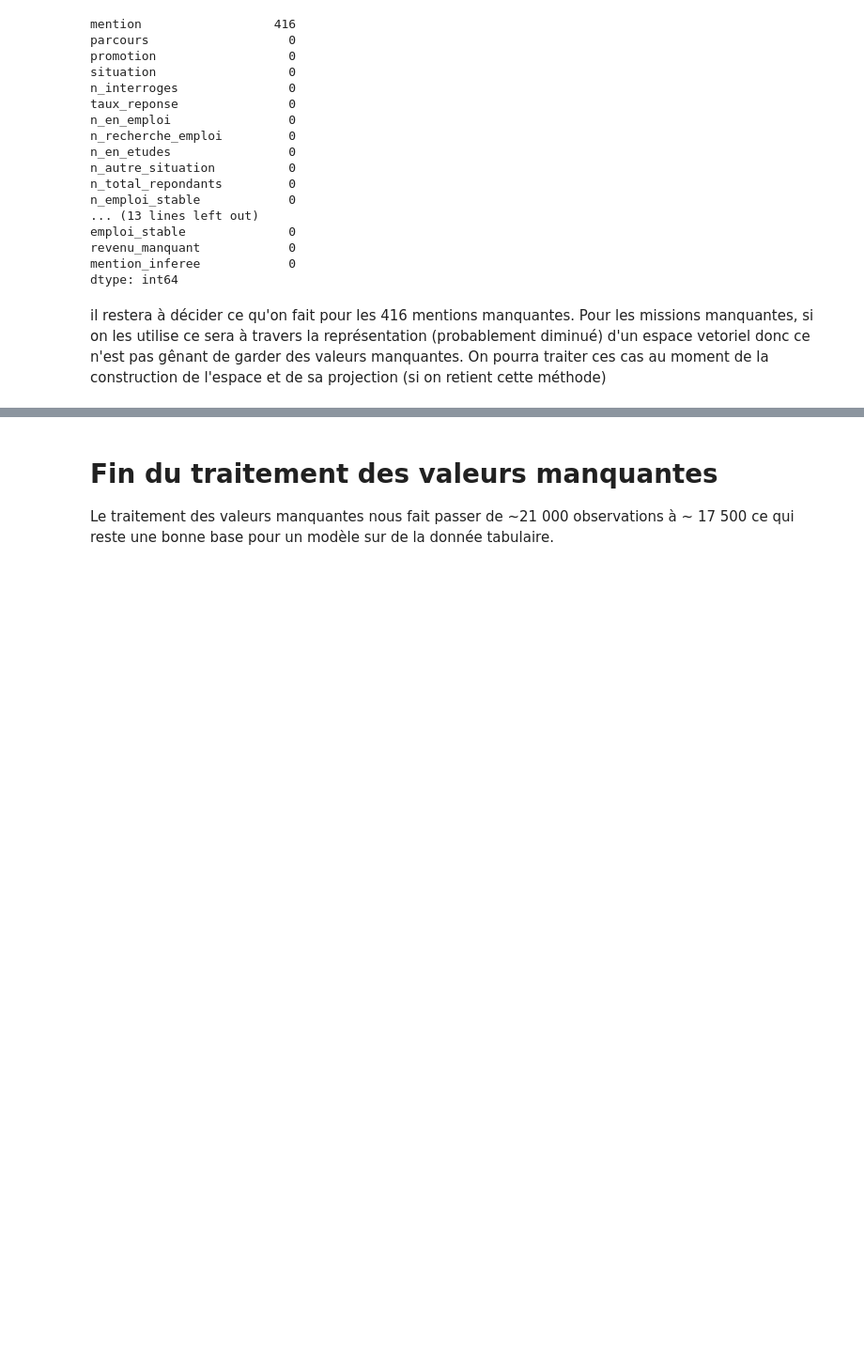
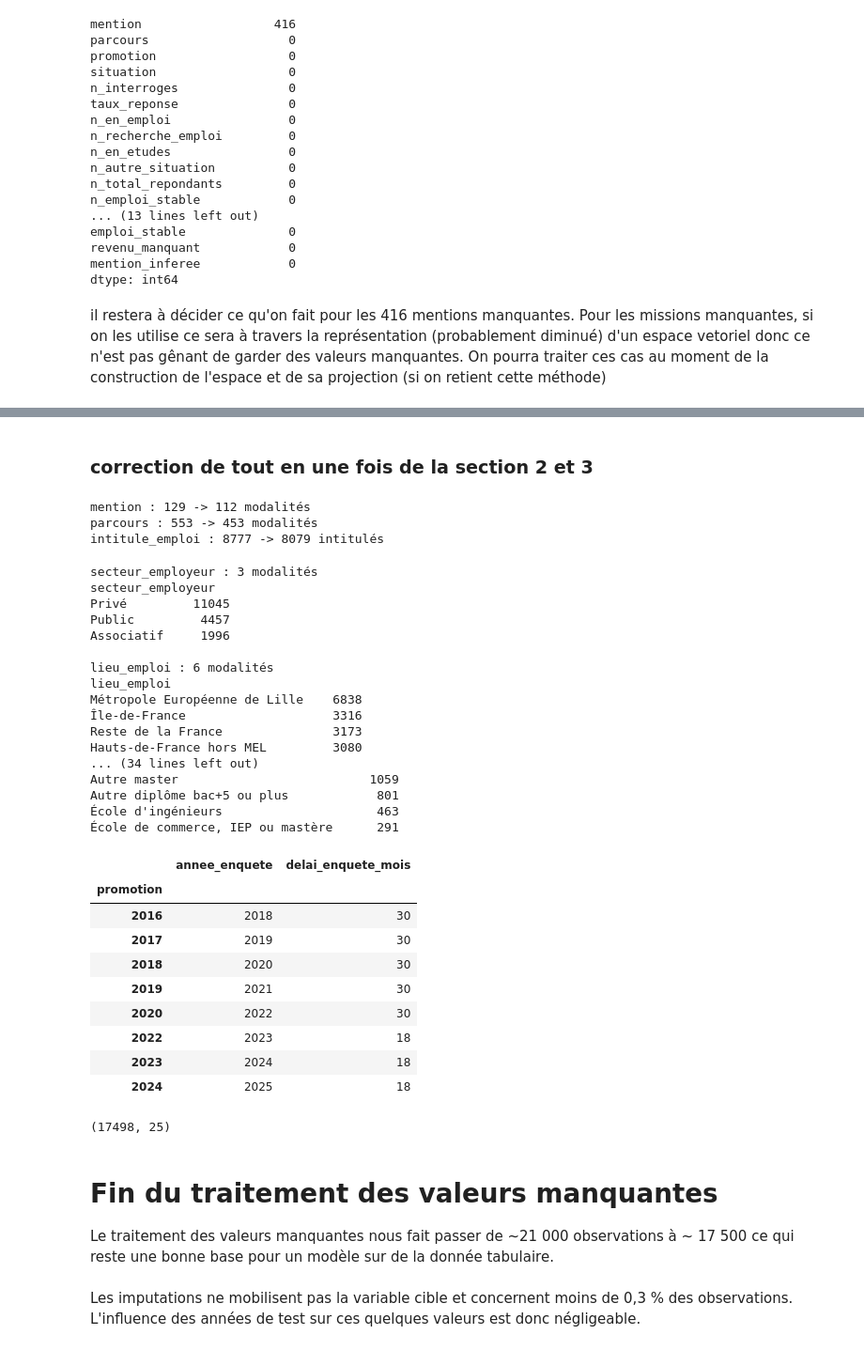
Before and after one commit to RomanDelbare/ML_masters_univ_lille, a Jupyter notebook: notebooks/nettoyage/01_valeurs_manquantes.ipynb, the cells around one changed output, grey strips where cells are left out. Shown at 94% size. Cells and saved outputs as stored; diff of their text form; code cells hidden in the pictures; blank space fills up the shorter version.

```diff
--- a/notebooks/nettoyage/01_valeurs_manquantes.ipynb
+++ b/notebooks/nettoyage/01_valeurs_manquantes.ipynb
@@ -1190,0 +1433,2 @@ il restera à décider ce qu'on fait pour les 416 mentions manquantes. Pour les
+# %% [markdown]
+ ### correction de tout en une fois de la section 2 et 3
@@ -1191,4 +1480,71 @@ il restera à décider ce qu'on fait pour les 416 mentions manquantes. Pour les
+# %%
+# Même mention ou parcours écrit de plusieurs façons : on garde l'écriture la plus fréquente
+def cle_libelle(texte):
+    texte = unicodedata.normalize("NFKD", str(texte).replace("’", "'")).encode("ascii", "ignore").decode()
+    return re.sub(r"[^a-z0-9]", "", texte.lower())   # sans accents, majuscules, ponctuation ni espaces
+
+for col in ["mention", "parcours"]:
+    avant = df[col].nunique()
+    cles = df[col].map(cle_libelle, na_action="ignore")
+    ecriture_la_plus_frequente = df.groupby(cles)[col].agg(lambda s: s.value_counts().idxmax())
+    df[col] = cles.map(ecriture_la_plus_frequente)
+    print(f"{col} : {avant} -> {df[col].nunique()} modalités")
+
+# Intitulés : "Doctorant·e" et "Doctorant-e" deviennent identiques
+avant = df["intitule_emploi"].nunique()
+df["intitule_emploi"] = df["intitule_emploi"].str.replace("·", "-", regex=False).map(harmoniser)
+print(f"intitule_emploi : {avant} -> {df['intitule_emploi'].nunique()} intitulés")
+
+# Mentions 2016 non retrouvées : modalité à part plutôt que suppression
+df["mention"] = df["mention"].fillna("Inconnue")
+
+# Missions vides : texte vide (utile seulement si on fait du TF-IDF)
+df["missions"] = df["missions"].fillna("")
+# %% [output]
+mention : 129 -> 112 modalités
+parcours : 553 -> 453 modalités
+intitule_emploi : 8777 -> 8079 intitulés
+# %%
+#vérification
+
+for col in ["secteur_employeur", "lieu_emploi", "activite_employeur", "autre_diplome"]:
+    print(f"\n{col} : {df[col].nunique()} modalités")
+    print(df[col].value_counts(dropna=False).to_string())
+
+display(df.groupby("promotion")[["annee_enquete", "delai_enquete_mois"]].first())
+print(df.shape)
+# %% [output]
+secteur_employeur : 3 modalités
+secteur_employeur
+Privé         11045
+Public         4457
+Associatif     1996
+
+lieu_emploi : 6 modalités
+lieu_emploi
+Métropole Européenne de Lille    6838
+Île-de-France                    3316
+Reste de la France               3173
+Hauts-de-France hors MEL         3080
+... (34 lines left out)
+Autre master                          1059
+Autre diplôme bac+5 ou plus            801
+École d'ingénieurs                     463
+École de commerce, IEP ou mastère      291
+|  | annee_enquete | delai_enquete_mois |
+| promotion |  |  |
+| 2016 | 2018 | 30 |
+| 2017 | 2019 | 30 |
+| 2018 | 2020 | 30 |
+| 2019 | 2021 | 30 |
+| 2020 | 2022 | 30 |
+| 2022 | 2023 | 18 |
+| 2023 | 2024 | 18 |
+| 2024 | 2025 | 18 |
+(17498, 25)
 # %% [markdown]
 # Fin du traitement des valeurs manquantes
 
 Le traitement des valeurs manquantes nous fait passer de ~21 000 observations à ~ 17 500 ce qui reste une bonne base pour un modèle sur de la donnée tabulaire.
+# %% [markdown]
+Les imputations ne mobilisent pas la variable cible et concernent moins de 0,3 % des observations. L'influence des années de test sur ces quelques valeurs est donc négligeable.
```
Also changed, not shown: parts of 19 cells of this notebook, 1 other file.
